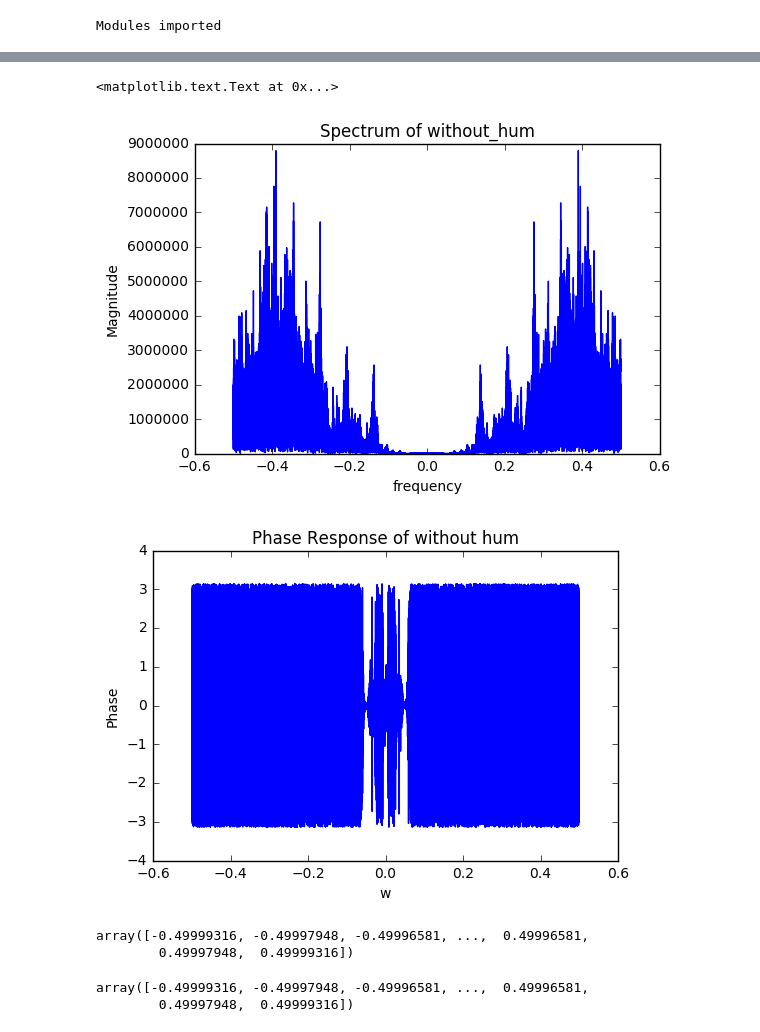
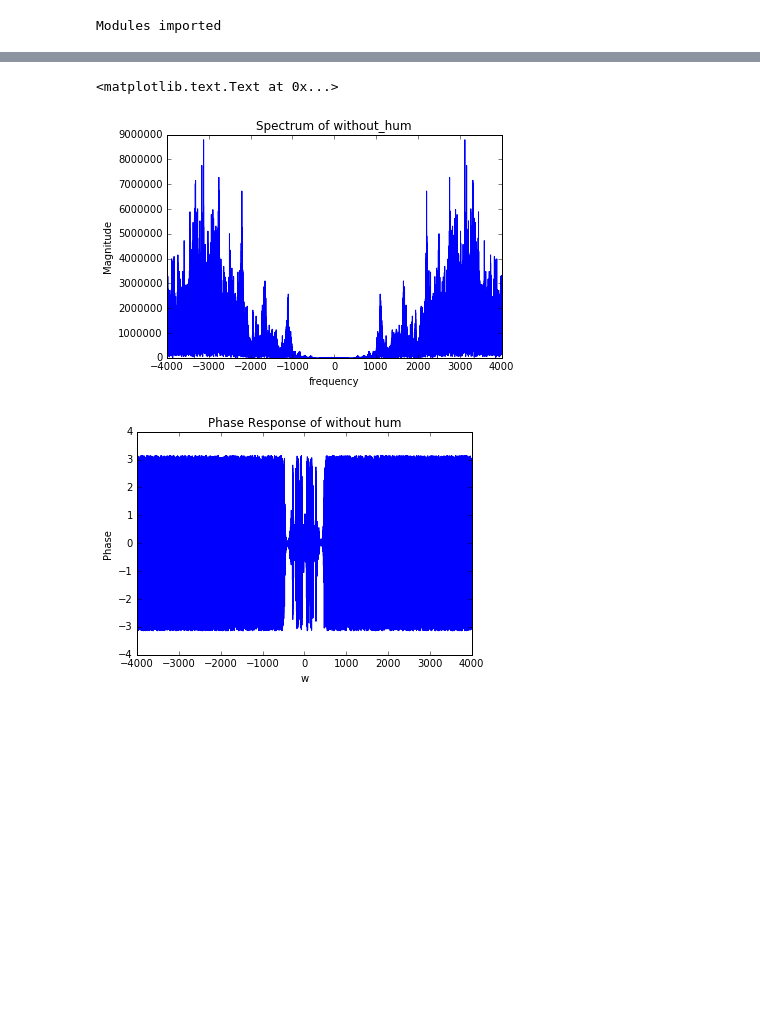
Before and after one commit to rexxy-sasori/ECE420, a Jupyter notebook: lab2/Prelab2.ipynb, the cells around one changed output, grey strips where cells are left out. Cells and saved outputs as stored; diff of their text form; code cells hidden in the pictures; blank space fills up the shorter version.

```diff
--- a/lab2/Prelab2.ipynb
+++ b/lab2/Prelab2.ipynb
@@ -45,34 +49,25 @@ plt.ylabel("Phase")
 # %%
 #analysis
 #without hum
-%matplotlib inline
 size_no = len(data_no_hum)
 NO_HUM = np.fft.fft(data_no_hum,size_no)
 NO_HUM = np.fft.fftshift(NO_HUM)
 
-w_no = np.fft.fftshift(np.fft.fftfreq(size_no))
+w_no = 2*pi*(np.fft.fftfreq(size_no))
+w_no = np.fft.fftshift(w_no)
+analog_no = sampling_no_hum*w_no/2/pi
 
-plt.plot(w_no,np.absolute(NO_HUM))
+plt.plot(analog_no,np.absolute(NO_HUM))
 plt.title("Spectrum of without_hum")
 plt.xlabel("frequency")
 plt.ylabel("Magnitude")
 
 plt.figure()
-plt.plot(w_no,np.angle(NO_HUM))
+plt.plot(analog_no,np.angle(NO_HUM))
 plt.title("Phase Response of without hum")
 plt.xlabel("w")
 plt.ylabel("Phase")
 # %% [output]
 <matplotlib.text.Text at 0x...>
-[figure, old version]
+[figure, new version]
-[figure, old version]
+[figure, new version]
-# %%
-w
-# %% [output]
-array([-0.49999316, -0.49997948, -0.49996581, ...,  0.49996581,
-        0.49997948,  0.49999316])
-# %%
-w_no
-# %% [output]
-array([-0.49999316, -0.49997948, -0.49996581, ...,  0.49996581,
-        0.49997948,  0.49999316])
```
Also changed, not shown: parts of 2 cells of this notebook.
